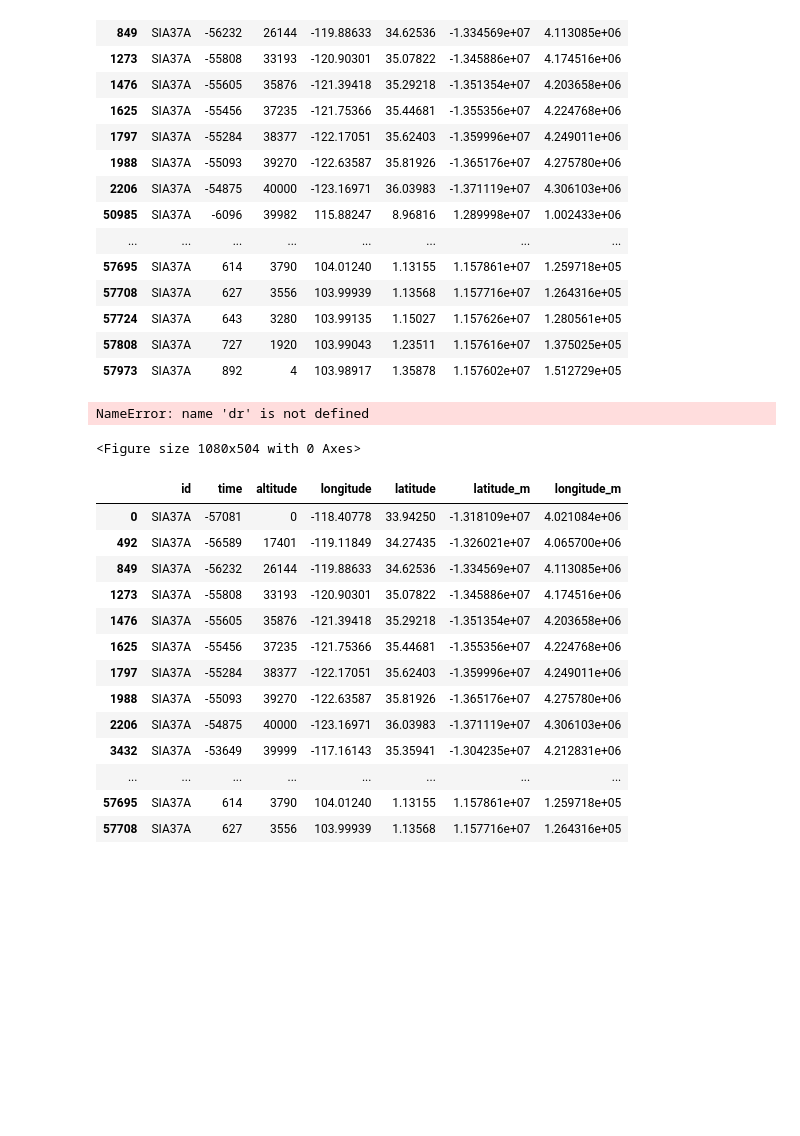
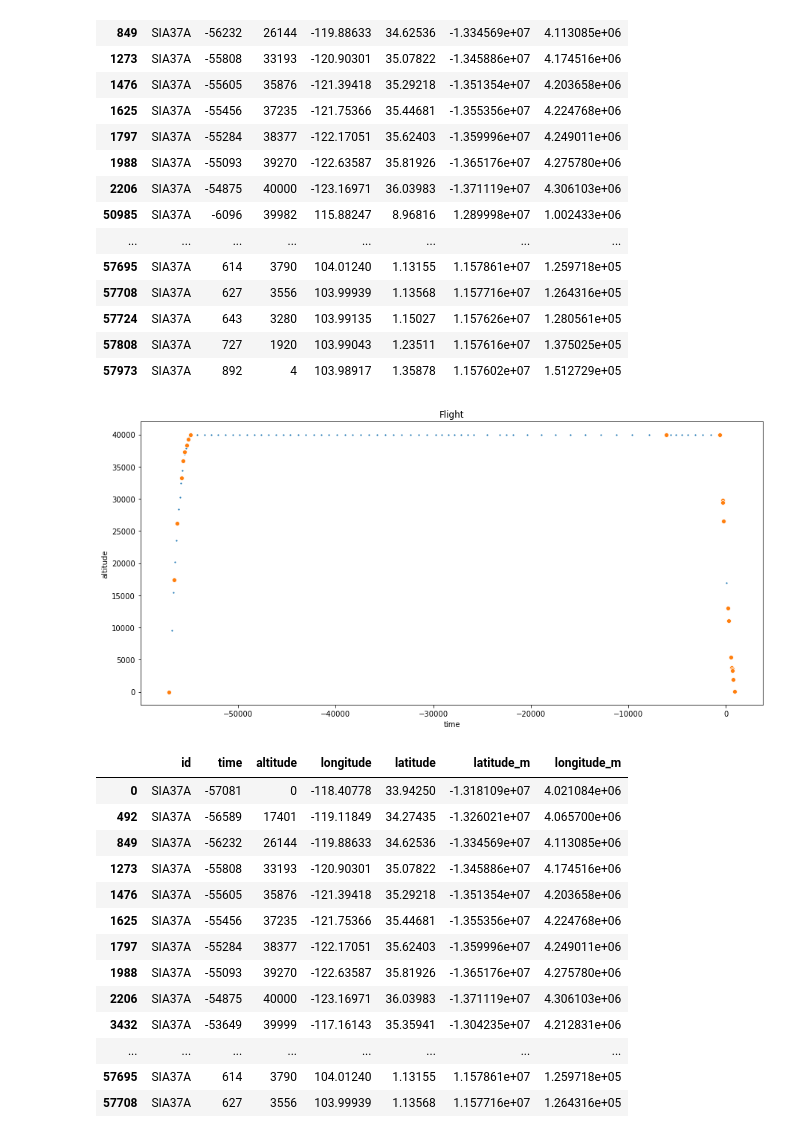
Before and after one commit to michaschultz/mobileSector, a Jupyter notebook: msdata/prepareFIR.ipynb, the cells around one changed output. Cells and saved outputs as stored; diff of their text form; code cells hidden in the pictures; blank space fills up the shorter version.

```diff
--- a/msdata/prepareFIR.ipynb
+++ b/msdata/prepareFIR.ipynb
@@ -247,34 +250,33 @@ dfs
 # %%
 import pandas as pd
 import seaborn as sns
 from matplotlib import pyplot as plt
 %matplotlib inline
 
 plt.figure(figsize=(15, 7))
 
 chart = sns.lineplot(
     x="time",
     y="altitude",
     marker = '.',
     linestyle='',
-    data=dr
+    data=dfs_raw
 ).set_title('Flight')
 
 chart = sns.lineplot(
     x="time",
     y="altitude",
     marker = 'o',
     linestyle='',
     data=dfs
 ).set_title('Flight')
 
 # plt.xlim(95,120)
 # plt.ylim(-5,10)
 
 plt.show()
 # %% [output]
-NameError: name 'dr' is not defined
-<Figure size 1080x504 with 0 Axes>
+[figure, added]
 # %%
 dfs
 
```
Also changed, not shown: parts of 5 cells of this notebook.
